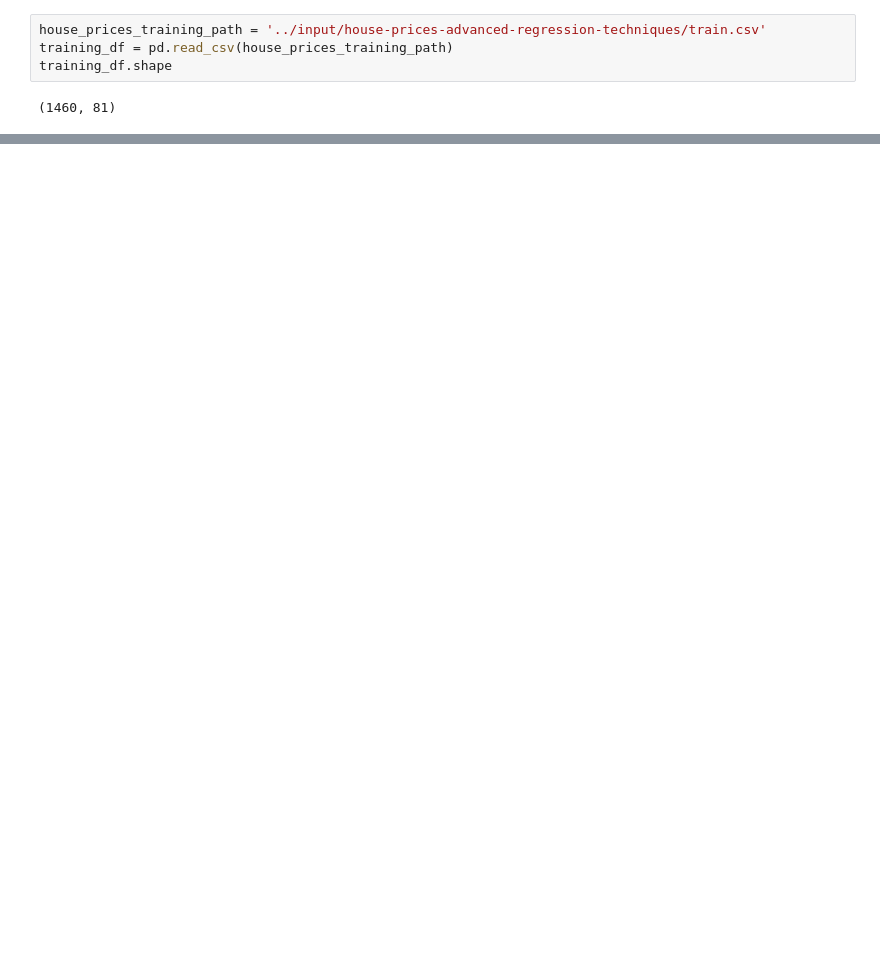
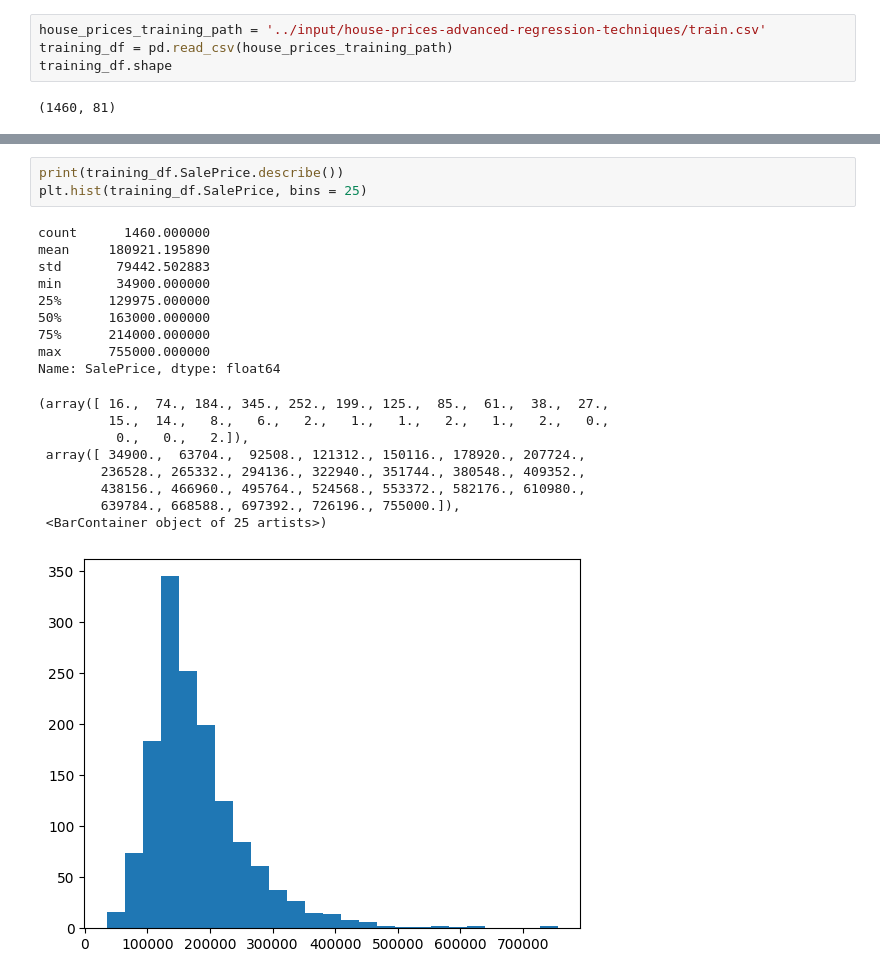
Before and after one commit to Jedwards5/kaggle_projects, a Jupyter notebook: house-prices-advanced-regression-techniques.ipynb, the cells around one changed output, grey strips where cells are left out. Saved outputs shown, nothing was run; the diff lists cells and outputs as text; blank space fills up the shorter version.

Commit message:
Kaggle Notebook | House Prices - Advanced Regression Techniques | Version 2

```diff
--- a/house-prices-advanced-regression-techniques.ipynb
+++ b/house-prices-advanced-regression-techniques.ipynb
@@ -43,0 +75,22 @@ training_df.shape
+# %%
+print(training_df.SalePrice.describe())
+plt.hist(training_df.SalePrice, bins = 25)
+# %% [output]
+count      1460.000000
+mean     180921.195890
+std       79442.502883
+min       34900.000000
+25%      129975.000000
+50%      163000.000000
+75%      214000.000000
+max      755000.000000
+Name: SalePrice, dtype: float64
+(array([ 16.,  74., 184., 345., 252., 199., 125.,  85.,  61.,  38.,  27.,
+         15.,  14.,   8.,   6.,   2.,   1.,   1.,   2.,   1.,   2.,   0.,
+          0.,   0.,   2.]),
+ array([ 34900.,  63704.,  92508., 121312., 150116., 178920., 207724.,
+        236528., 265332., 294136., 322940., 351744., 380548., 409352.,
+        438156., 466960., 495764., 524568., 553372., 582176., 610980.,
+        639784., 668588., 697392., 726196., 755000.]),
+ <BarContainer object of 25 artists>)
+[figure, added]
```
Also changed, not shown: parts of 5 cells of this notebook.
